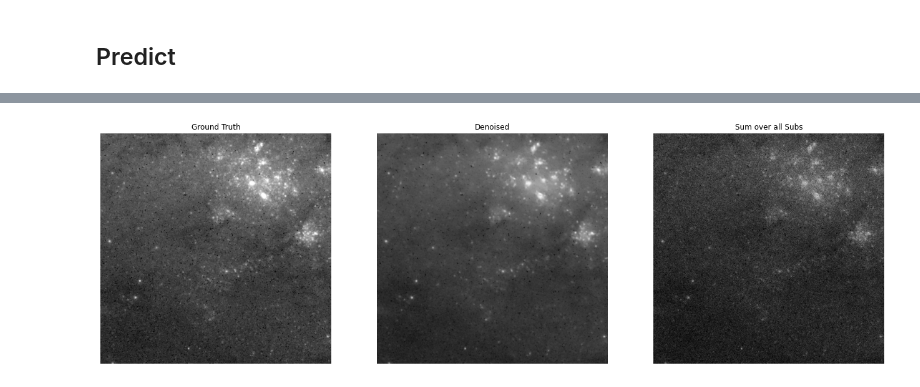
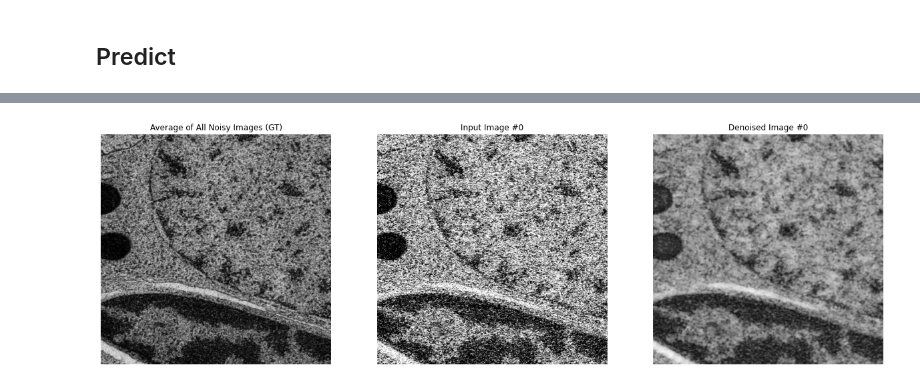
Before and after one commit to juglab/Noise2Noise-with-CSBDeep, a Jupyter notebook: Example Noise2Noise training with CSBDeep.ipynb, the cells around one changed output, grey strips where cells are left out. Drawn from its saved outputs; the diff is of its cells as text; code cells hidden in the pictures.

```diff
--- a/Example Noise2Noise training with CSBDeep.ipynb
+++ b/Example Noise2Noise training with CSBDeep.ipynb
@@ -250,8 +206,8 @@ plot_history(history,['loss','val_loss'],['mse','val_mse']);
 # %% [markdown]
 ## Predict
 # %%
-def normalize(img, mean, std):
-    return (img - mean)/std
-
 def denormalize(img, mean, std):
     return (img * std) + mean
+# %%
+test_imgs = imread('data/SEM/test/test.tif')
+print(test_imgs.shape)
@@ -258,2 +216,4 @@ def denormalize(img, mean, std):
 # %%
-even_pred = denormalize(model.predict(normalize(even, mean, std), axes='YX', normalizer=None), mean, std)
+test_denoised = []
+for img in test_imgs:
+    test_denoised.append(denormalize(model.predict(normalize(img, mean, std), 'YX', normalizer=None), mean, std))
@@ -281,18 +233,21 @@ Keep in mind that in reality you never know the ground truth image!
+# %%
+# We can create a ground truth (GT) image by averaging over all noisy images
+# But keep in mind, that this GT is still 'noisy'.
+gt = np.mean(test_imgs, axis=0)
 # %%
-# Insets
-plt.figure(figsize=(22.5,7.5))
+idx=0
+plt.figure(figsize=(21,7))
 plt.subplot(1,3,1)
-plt.imshow(gt[2500:3000,1500:2000], cmap='gray')
+plt.imshow(gt[1000:1500,400:900], cmap='gray_r')
 plt.axis('off');
-plt.title('Ground Truth');
+plt.title('Average of All Noisy Images (GT)')
 plt.subplot(1,3,2)
-plt.imshow(denoised_img[2500:3000,1500:2000], cmap='gray')
+plt.imshow(test_imgs[idx][1000:1500,400:900], cmap='gray_r')
 plt.axis('off');
-plt.title('Denoised');
+plt.title('Input Image #{}'.format(idx));
 plt.subplot(1,3,3)
-plt.imshow(np.sum(subs, axis=0)[2500:3000,1500:2000], cmap='gray')
+plt.imshow(test_denoised[idx][1000:1500,400:900], cmap='gray_r')
 plt.axis('off');
-plt.title('Sum over all Subs');
-plt.show()
+plt.title('Denoised Image #{}'.format(idx));
 # %% [output]
-[figure, old version]
+[figure, new version]
```
Also changed, not shown: parts of 50 cells of this notebook.
